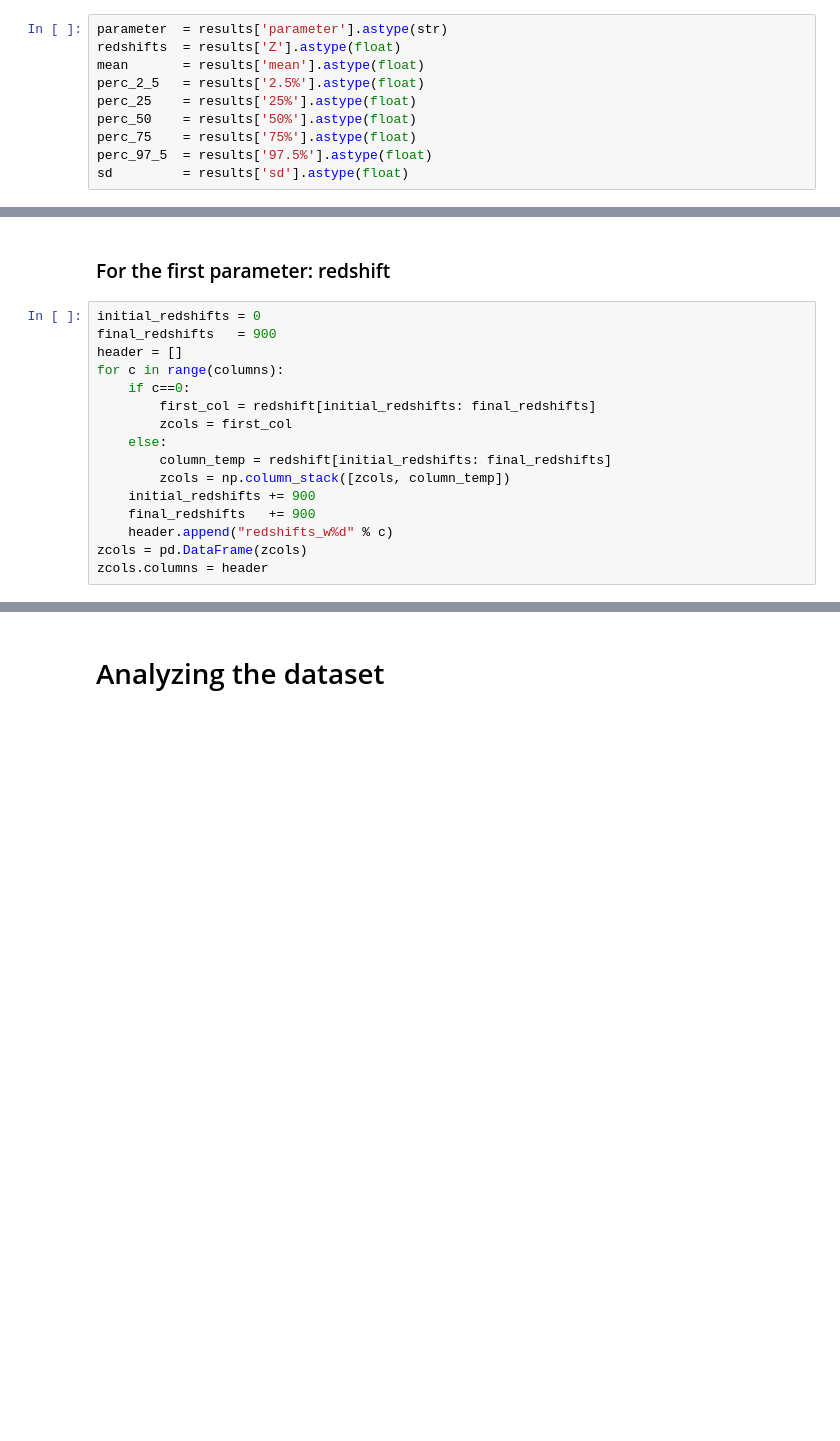
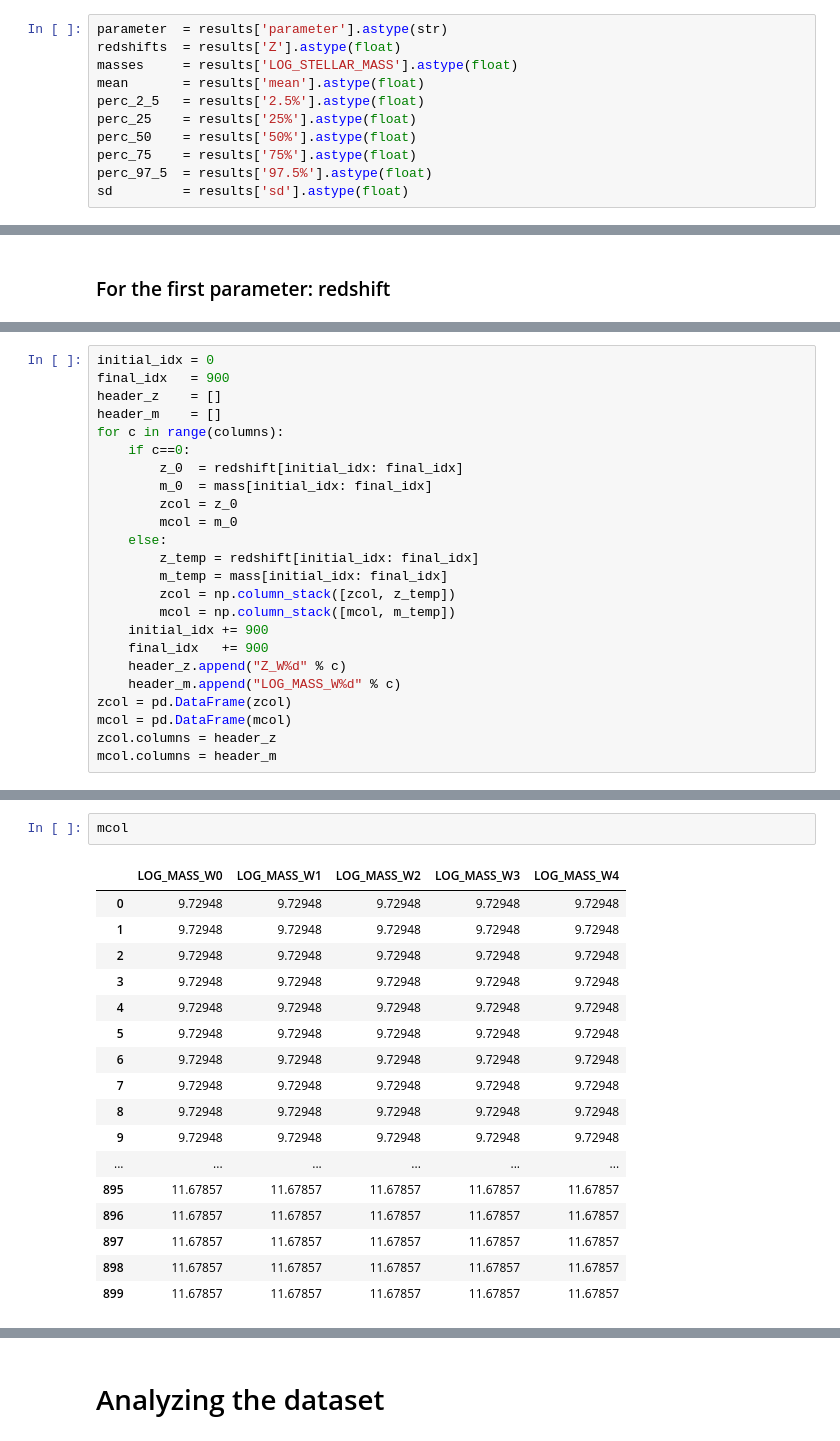
Before and after one commit to mdastro/UVupturn-RSGs, a Jupyter notebook: Model/ModelFit3D_SharedPrior.ipynb, the cells around one changed output, grey strips where cells are left out. Cells and saved outputs as stored; diff of their text form; blank space fills up the shorter version.

```diff
--- a/Model/ModelFit3D_SharedPrior.ipynb
+++ b/Model/ModelFit3D_SharedPrior.ipynb
@@ -158,6 +164,7 @@ plt.show()
 # %%
 parameter  = results['parameter'].astype(str)
 redshifts  = results['Z'].astype(float)
+masses     = results['LOG_STELLAR_MASS'].astype(float)
 mean       = results['mean'].astype(float)
 perc_2_5   = results['2.5%'].astype(float)
 perc_25    = results['25%'].astype(float)
@@ -177,19 +192,3 @@ print redshift
 # Regrouping the dataset based on unique values of each parameter
 # %% [markdown]
 ### For the first parameter: redshift
-# %%
-initial_redshifts = 0
-final_redshifts   = 900
-header = []
-for c in range(columns):
-    if c==0:
-        first_col = redshift[initial_redshifts: final_redshifts]
-        zcols = first_col
-    else:
-        column_temp = redshift[initial_redshifts: final_redshifts]
-        zcols = np.column_stack([zcols, column_temp])
-    initial_redshifts += 900
-    final_redshifts   += 900
-    header.append("redshifts_w%d" % c)
-zcols = pd.DataFrame(zcols)
-zcols.columns = header
@@ -217,3 +195,27 @@ zcols
+# %%
+initial_idx = 0
+final_idx   = 900
+header_z    = []
+header_m    = []
+for c in range(columns):
+    if c==0:
+        z_0  = redshift[initial_idx: final_idx]
+        m_0  = mass[initial_idx: final_idx]
+        zcol = z_0
+        mcol = m_0
+    else:
+        z_temp = redshift[initial_idx: final_idx]
+        m_temp = mass[initial_idx: final_idx]
+        zcol = np.column_stack([zcol, z_temp])
+        mcol = np.column_stack([mcol, m_temp])
+    initial_idx += 900
+    final_idx   += 900
+    header_z.append("Z_W%d" % c)
+    header_m.append("LOG_MASS_W%d" % c)
+zcol = pd.DataFrame(zcol)
+mcol = pd.DataFrame(mcol)
+zcol.columns = header_z
+mcol.columns = header_m
 # %%
 matrix_zs = {}
 for c in range(columns):
@@ -221,0 +224,20 @@ for c in range(columns):
+# %%
+mcol
+# %% [output]
+|  | LOG_MASS_W0 | LOG_MASS_W1 | LOG_MASS_W2 | LOG_MASS_W3 | LOG_MASS_W4 |
+| 0 | 9.72948 | 9.72948 | 9.72948 | 9.72948 | 9.72948 |
+| 1 | 9.72948 | 9.72948 | 9.72948 | 9.72948 | 9.72948 |
+| 2 | 9.72948 | 9.72948 | 9.72948 | 9.72948 | 9.72948 |
+| 3 | 9.72948 | 9.72948 | 9.72948 | 9.72948 | 9.72948 |
+| 4 | 9.72948 | 9.72948 | 9.72948 | 9.72948 | 9.72948 |
+| 5 | 9.72948 | 9.72948 | 9.72948 | 9.72948 | 9.72948 |
+| 6 | 9.72948 | 9.72948 | 9.72948 | 9.72948 | 9.72948 |
+| 7 | 9.72948 | 9.72948 | 9.72948 | 9.72948 | 9.72948 |
+| 8 | 9.72948 | 9.72948 | 9.72948 | 9.72948 | 9.72948 |
+| 9 | 9.72948 | 9.72948 | 9.72948 | 9.72948 | 9.72948 |
+| ... | ... | ... | ... | ... | ... |
+| 895 | 11.67857 | 11.67857 | 11.67857 | 11.67857 | 11.67857 |
+| 896 | 11.67857 | 11.67857 | 11.67857 | 11.67857 | 11.67857 |
+| 897 | 11.67857 | 11.67857 | 11.67857 | 11.67857 | 11.67857 |
+| 898 | 11.67857 | 11.67857 | 11.67857 | 11.67857 | 11.67857 |
+| 899 | 11.67857 | 11.67857 | 11.67857 | 11.67857 | 11.67857 |
```
Also changed, not shown: parts of 18 cells of this notebook.
